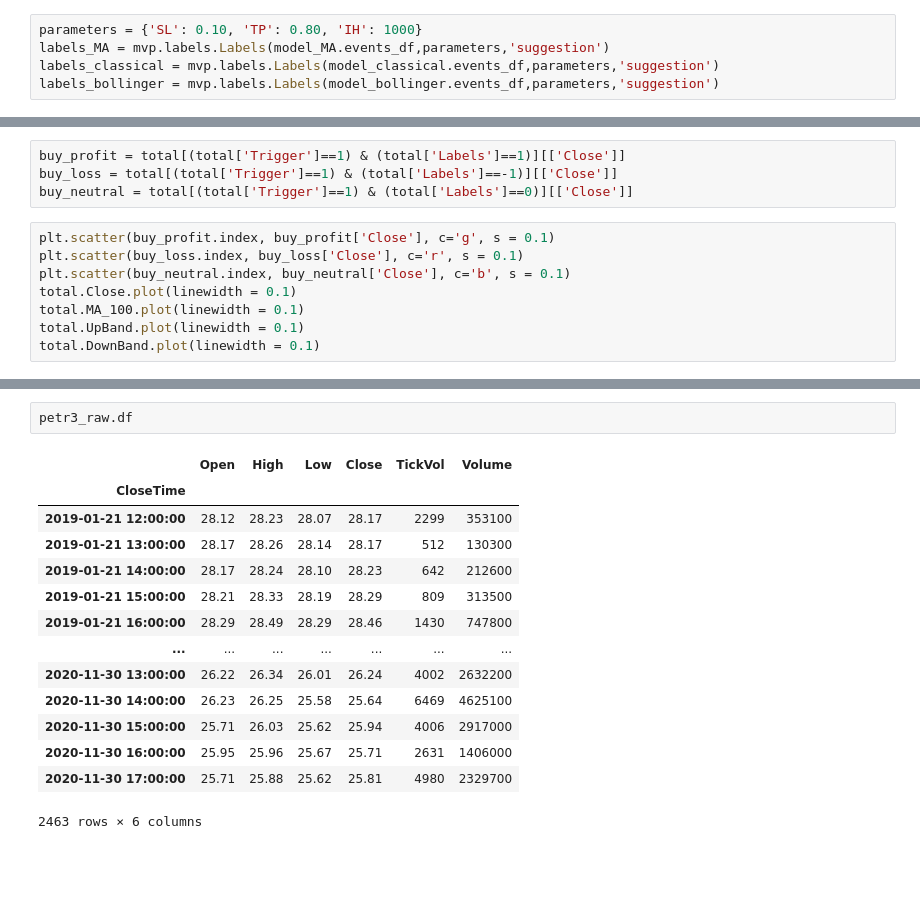
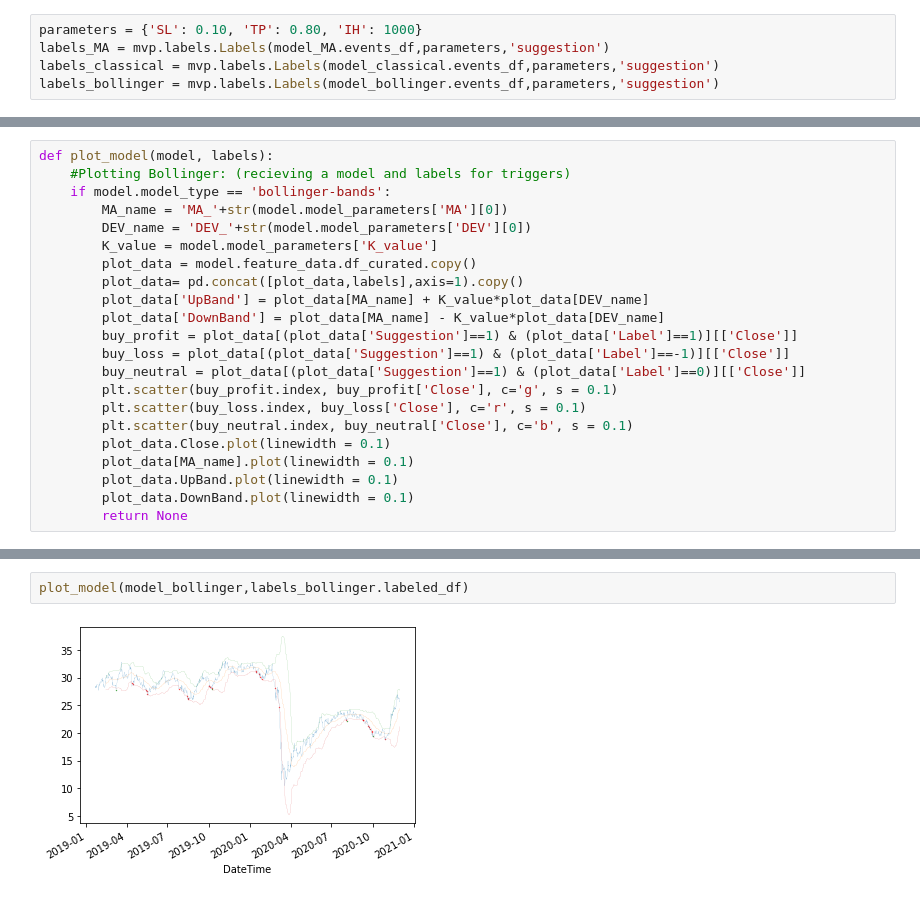
Before and after one commit to Fintellingence/MVP, a Jupyter notebook: mvp/notebooks/Visualization.ipynb, the cells around one changed output, grey strips where cells are left out. Drawn from its saved outputs; the diff is of its cells as text; blank space fills up the shorter version.

Commit message:
Introduced plot_model
plot_model() prototype implemented, only bollinger supported.

```diff
--- a/mvp/notebooks/Visualization.ipynb
+++ b/mvp/notebooks/Visualization.ipynb
@@ -53,12 +24,22 @@ total.drop(columns=['Open','High','Low','Volume','TickVol','DEV_100'],inplace=Tr
-# %%
-buy_profit = total[(total['Trigger']==1) & (total['Labels']==1)][['Close']]
-buy_loss = total[(total['Trigger']==1) & (total['Labels']==-1)][['Close']]
-buy_neutral = total[(total['Trigger']==1) & (total['Labels']==0)][['Close']]
 # %%
-plt.scatter(buy_profit.index, buy_profit['Close'], c='g', s = 0.1)
-plt.scatter(buy_loss.index, buy_loss['Close'], c='r', s = 0.1)
-plt.scatter(buy_neutral.index, buy_neutral['Close'], c='b', s = 0.1)
-total.Close.plot(linewidth = 0.1)
-total.MA_100.plot(linewidth = 0.1)
-total.UpBand.plot(linewidth = 0.1)
-total.DownBand.plot(linewidth = 0.1)
+def plot_model(model, labels):
+    #Plotting Bollinger: (recieving a model and labels for triggers)
+    if model.model_type == 'bollinger-bands':
+        MA_name = 'MA_'+str(model.model_parameters['MA'][0])
+        DEV_name = 'DEV_'+str(model.model_parameters['DEV'][0])
+        K_value = model.model_parameters['K_value']
+        plot_data = model.feature_data.df_curated.copy()
+        plot_data= pd.concat([plot_data,labels],axis=1).copy()
+        plot_data['UpBand'] = plot_data[MA_name] + K_value*plot_data[DEV_name]
+        plot_data['DownBand'] = plot_data[MA_name] - K_value*plot_data[DEV_name]
+        buy_profit = plot_data[(plot_data['Suggestion']==1) & (plot_data['Label']==1)][['Close']]
+        buy_loss = plot_data[(plot_data['Suggestion']==1) & (plot_data['Label']==-1)][['Close']]
+        buy_neutral = plot_data[(plot_data['Suggestion']==1) & (plot_data['Label']==0)][['Close']]
+        plt.scatter(buy_profit.index, buy_profit['Close'], c='g', s = 0.1)
+        plt.scatter(buy_loss.index, buy_loss['Close'], c='r', s = 0.1)
+        plt.scatter(buy_neutral.index, buy_neutral['Close'], c='b', s = 0.1)
+        plot_data.Close.plot(linewidth = 0.1)
+        plot_data[MA_name].plot(linewidth = 0.1)
+        plot_data.UpBand.plot(linewidth = 0.1)
+        plot_data.DownBand.plot(linewidth = 0.1)
+        return None
@@ -92,17 +46,4 @@ model_CS.events()
-# %%
-petr3_raw.df
-# %% [output]
-|  | Open | High | Low | Close | TickVol | Volume |
-| CloseTime |  |  |  |  |  |  |
-| 2019-01-21 12:00:00 | 28.12 | 28.23 | 28.07 | 28.17 | 2299 | 353100 |
-| 2019-01-21 13:00:00 | 28.17 | 28.26 | 28.14 | 28.17 | 512 | 130300 |
-| 2019-01-21 14:00:00 | 28.17 | 28.24 | 28.10 | 28.23 | 642 | 212600 |
-| 2019-01-21 15:00:00 | 28.21 | 28.33 | 28.19 | 28.29 | 809 | 313500 |
-| 2019-01-21 16:00:00 | 28.29 | 28.49 | 28.29 | 28.46 | 1430 | 747800 |
-| ... | ... | ... | ... | ... | ... | ... |
-| 2020-11-30 13:00:00 | 26.22 | 26.34 | 26.01 | 26.24 | 4002 | 2632200 |
-| 2020-11-30 14:00:00 | 26.23 | 26.25 | 25.58 | 25.64 | 6469 | 4625100 |
-| 2020-11-30 15:00:00 | 25.71 | 26.03 | 25.62 | 25.94 | 4006 | 2917000 |
-| 2020-11-30 16:00:00 | 25.95 | 25.96 | 25.67 | 25.71 | 2631 | 1406000 |
-| 2020-11-30 17:00:00 | 25.71 | 25.88 | 25.62 | 25.81 | 4980 | 2329700 |
-2463 rows × 6 columns
+# %%
+plot_model(model_bollinger,labels_bollinger.labeled_df)
+# %% [output]
+[figure, added]
```
Also changed, not shown: parts of 7 cells of this notebook, 1 other file.
